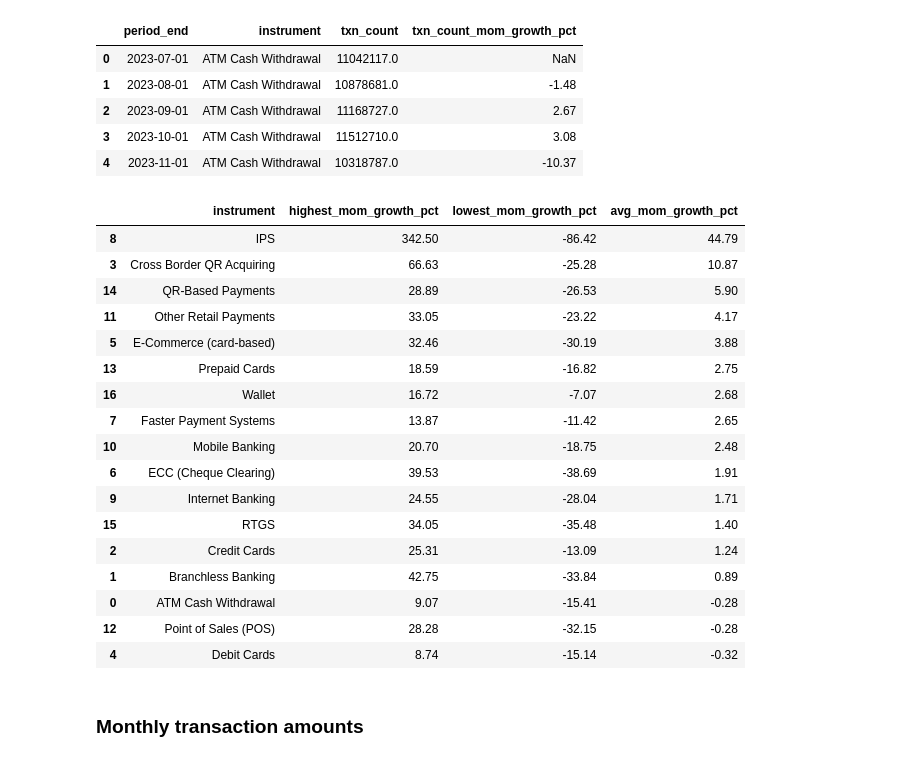
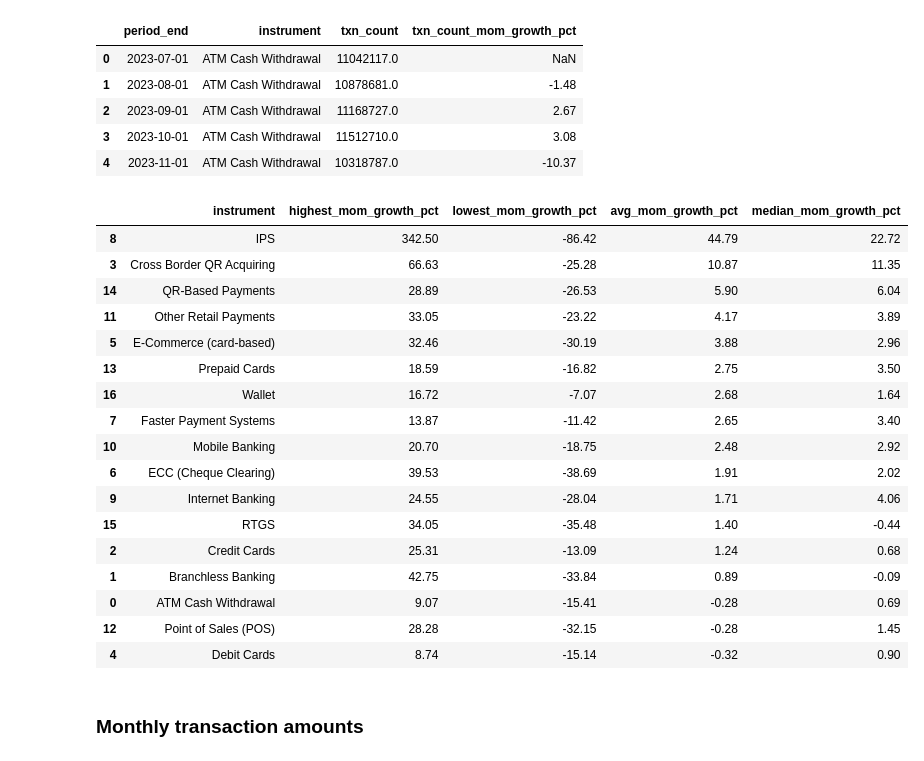
Before and after one commit to Srijan0113/Nepal_Online_Payment_System, a Jupyter notebook: Python/02_transaction_trend_analysis.ipynb, the cells around one changed output. Saved outputs shown, nothing was run; the diff lists cells and outputs as text; code cells hidden in the pictures.

```diff
--- a/Python/02_transaction_trend_analysis.ipynb
+++ b/Python/02_transaction_trend_analysis.ipynb
@@ -863,35 +830,36 @@ instrument_monthly_count.head(5)
 # %%
 instrument_growth_summary = (
     instrument_monthly_count
     .groupby("instrument")
     .agg(
         highest_mom_growth_pct=("txn_count_mom_growth_pct", "max"),
         lowest_mom_growth_pct=("txn_count_mom_growth_pct", "min"),
-        avg_mom_growth_pct=("txn_count_mom_growth_pct", "mean")
+        avg_mom_growth_pct=("txn_count_mom_growth_pct", "mean"),
+        median_mom_growth_pct=("txn_count_mom_growth_pct", "median")
     )
     .reset_index()
     .sort_values("avg_mom_growth_pct", ascending=False)
 )
 
 instrument_growth_summary.round(2)
 # %% [output]
-|  | instrument | highest_mom_growth_pct | lowest_mom_growth_pct | avg_mom_growth_pct |
-| 8 | IPS | 342.50 | -86.42 | 44.79 |
-| 3 | Cross Border QR Acquiring | 66.63 | -25.28 | 10.87 |
-| 14 | QR-Based Payments | 28.89 | -26.53 | 5.90 |
-| 11 | Other Retail Payments | 33.05 | -23.22 | 4.17 |
-| 5 | E-Commerce (card-based) | 32.46 | -30.19 | 3.88 |
-| 13 | Prepaid Cards | 18.59 | -16.82 | 2.75 |
-| 16 | Wallet | 16.72 | -7.07 | 2.68 |
-| 7 | Faster Payment Systems | 13.87 | -11.42 | 2.65 |
-| 10 | Mobile Banking | 20.70 | -18.75 | 2.48 |
-| 6 | ECC (Cheque Clearing) | 39.53 | -38.69 | 1.91 |
-| 9 | Internet Banking | 24.55 | -28.04 | 1.71 |
-| 15 | RTGS | 34.05 | -35.48 | 1.40 |
-| 2 | Credit Cards | 25.31 | -13.09 | 1.24 |
-| 1 | Branchless Banking | 42.75 | -33.84 | 0.89 |
-| 0 | ATM Cash Withdrawal | 9.07 | -15.41 | -0.28 |
-| 12 | Point of Sales (POS) | 28.28 | -32.15 | -0.28 |
-| 4 | Debit Cards | 8.74 | -15.14 | -0.32 |
+|  | instrument | highest_mom_growth_pct | lowest_mom_growth_pct | avg_mom_growth_pct | median_mom_growth_pct |
+| 8 | IPS | 342.50 | -86.42 | 44.79 | 22.72 |
+| 3 | Cross Border QR Acquiring | 66.63 | -25.28 | 10.87 | 11.35 |
+| 14 | QR-Based Payments | 28.89 | -26.53 | 5.90 | 6.04 |
+| 11 | Other Retail Payments | 33.05 | -23.22 | 4.17 | 3.89 |
+| 5 | E-Commerce (card-based) | 32.46 | -30.19 | 3.88 | 2.96 |
+| 13 | Prepaid Cards | 18.59 | -16.82 | 2.75 | 3.50 |
+| 16 | Wallet | 16.72 | -7.07 | 2.68 | 1.64 |
+| 7 | Faster Payment Systems | 13.87 | -11.42 | 2.65 | 3.40 |
+| 10 | Mobile Banking | 20.70 | -18.75 | 2.48 | 2.92 |
+| 6 | ECC (Cheque Clearing) | 39.53 | -38.69 | 1.91 | 2.02 |
+| 9 | Internet Banking | 24.55 | -28.04 | 1.71 | 4.06 |
+| 15 | RTGS | 34.05 | -35.48 | 1.40 | -0.44 |
+| 2 | Credit Cards | 25.31 | -13.09 | 1.24 | 0.68 |
+| 1 | Branchless Banking | 42.75 | -33.84 | 0.89 | -0.09 |
+| 0 | ATM Cash Withdrawal | 9.07 | -15.41 | -0.28 | 0.69 |
+| 12 | Point of Sales (POS) | 28.28 | -32.15 | -0.28 | 1.45 |
+| 4 | Debit Cards | 8.74 | -15.14 | -0.32 | 0.90 |
 # %% [markdown]
 ### Monthly transaction amounts
```
Also changed, not shown: parts of 15 cells of this notebook.
